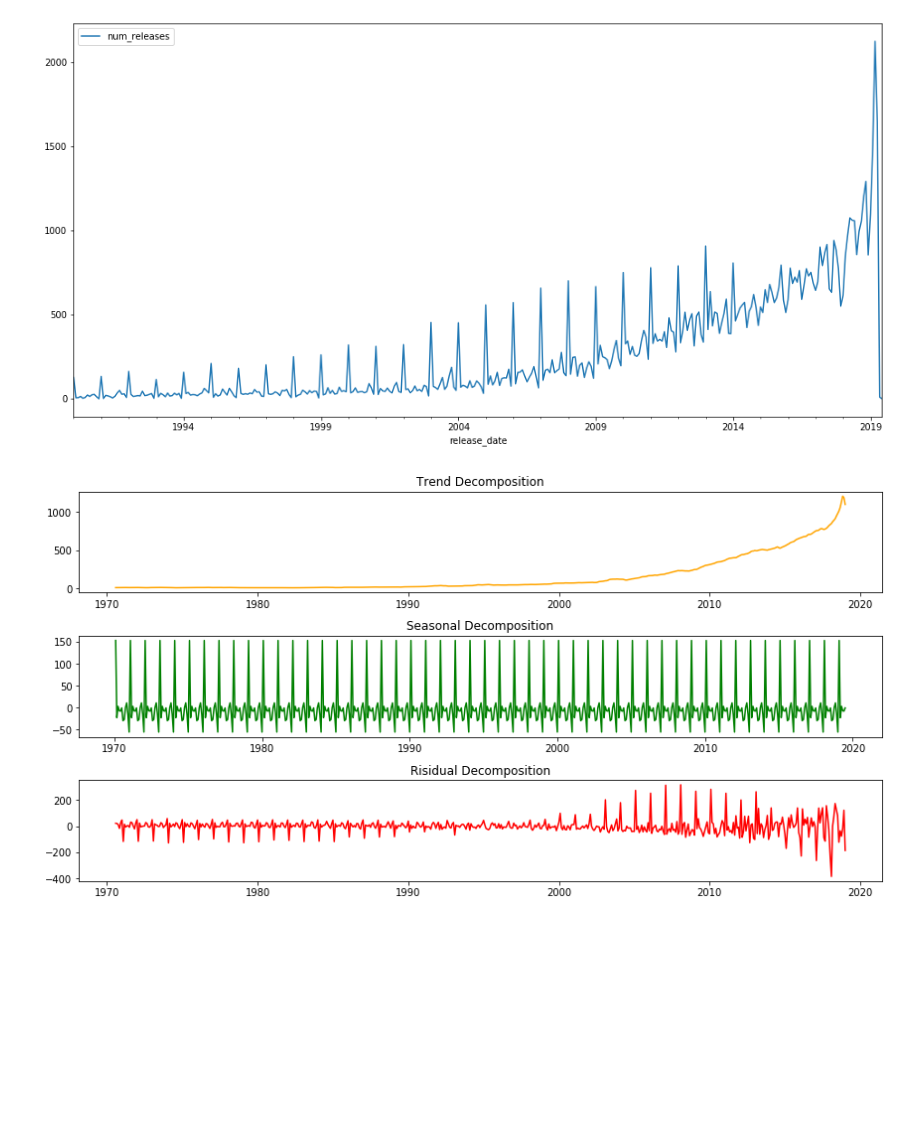
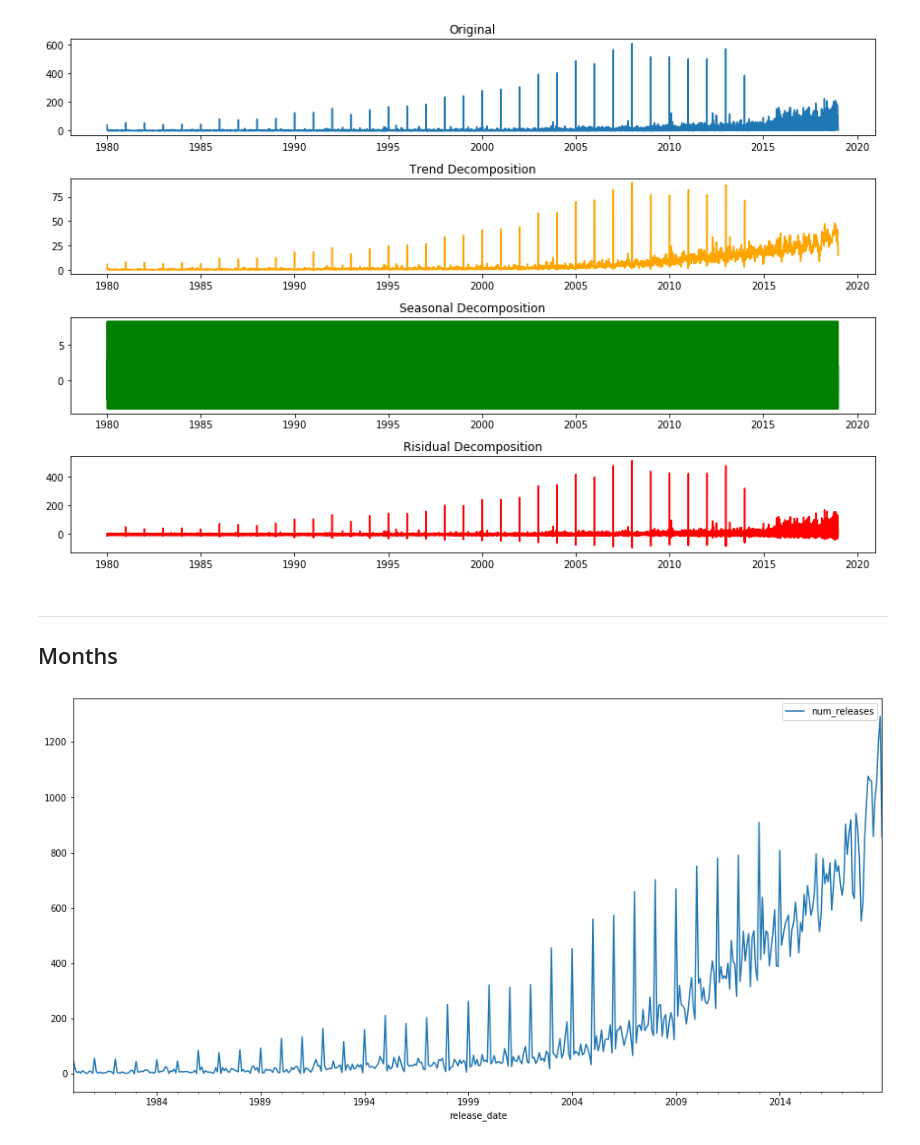
Before and after one commit to QED0711/spotify-predictive-analysis, a Jupyter notebook: exploration/qd_072819_timeseries_release_date.ipynb, the cells around one changed output. Cells and saved outputs as stored; diff of their text form; code cells hidden in the pictures; blank space fills up the shorter version.

```diff
--- a/exploration/qd_072819_timeseries_release_date.ipynb
+++ b/exploration/qd_072819_timeseries_release_date.ipynb
@@ -27,0 +31,29 @@ For column-specific groupby renaming, use named aggregation
+# %%
+def plot_decomposition(df, date_range=("1950","2018")):
+    decomposition = seasonal_decompose(df[date_range[0]:date_range[1]])
+
+    # Gather the trend, seasonality and risidual (noise) of decomposed object
+    trend = decomposition.trend
+    seasonal = decomposition.seasonal
+    residual = decomposition.resid
+
+    # Plot the various graphs
+    plt.figure(figsize=(12,8))
+
+    plt.subplot(411)
+    plt.plot(df[date_range[0]:date_range[1]])
+    plt.title("Original")
+
+    plt.subplot(412)
+    plt.plot(trend, label='Trend', color="orange")
+    plt.title("Trend Decomposition")
+
+    plt.subplot(413)
+    plt.plot(seasonal,label='Seasonality', color="green")
+    plt.title("Seasonal Decomposition")
+
+    plt.subplot(414)
+    plt.plot(residual, label='Residuals', color="red")
+    plt.title("Risidual Decomposition")
+
+    plt.tight_layout()
@@ -33,31 +68,12 @@ plt.show()
+# %%
+plot_decomposition(days, date_range=("1980", "2018"))
+# %% [output]
+[figure, added]
+# %% [markdown]
+***
+## Months
 # %%
-month_ts_df["1990":].plot(figsize=(16,8))
+months["1980":"2018"].plot(figsize=(16,8))
 plt.show()
 # %% [output]
-[figure, old version]
+[figure, new version]
-# %%
-decomposition = seasonal_decompose(month_ts_df["1970":])
-
-# Gather the trend, seasonality and risidual (noise) of decomposed object
-trend = decomposition.trend
-seasonal = decomposition.seasonal
-residual = decomposition.resid
-
-# Plot the various graphs
-plt.figure(figsize=(12,8))
-
-plt.subplot(412)
-plt.plot(trend, label='Trend', color="orange")
-plt.title("Trend Decomposition")
-
-plt.subplot(413)
-plt.plot(seasonal,label='Seasonality', color="green")
-plt.title("Seasonal Decomposition")
-
-plt.subplot(414)
-plt.plot(residual, label='Residuals', color="red")
-plt.title("Risidual Decomposition")
-
-plt.tight_layout()
-# %% [output]
-[figure, removed]
```
Also changed, not shown: parts of 13 cells of this notebook, 2 other files.
